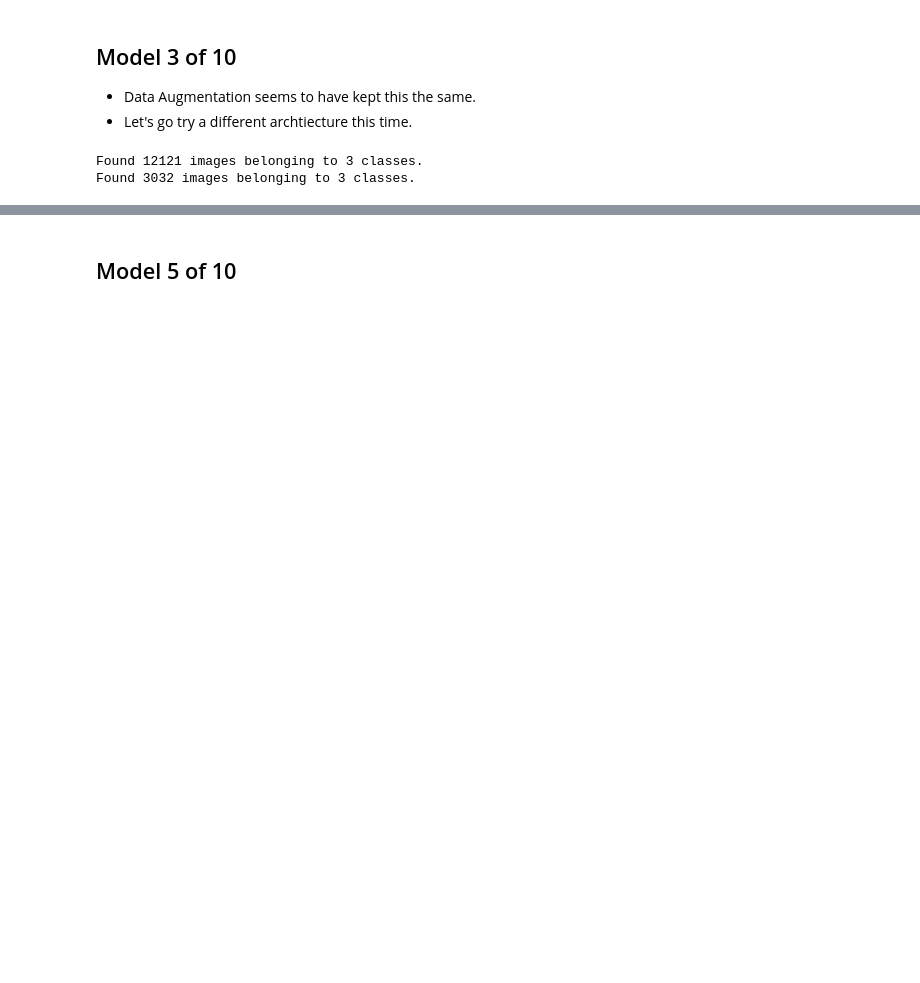
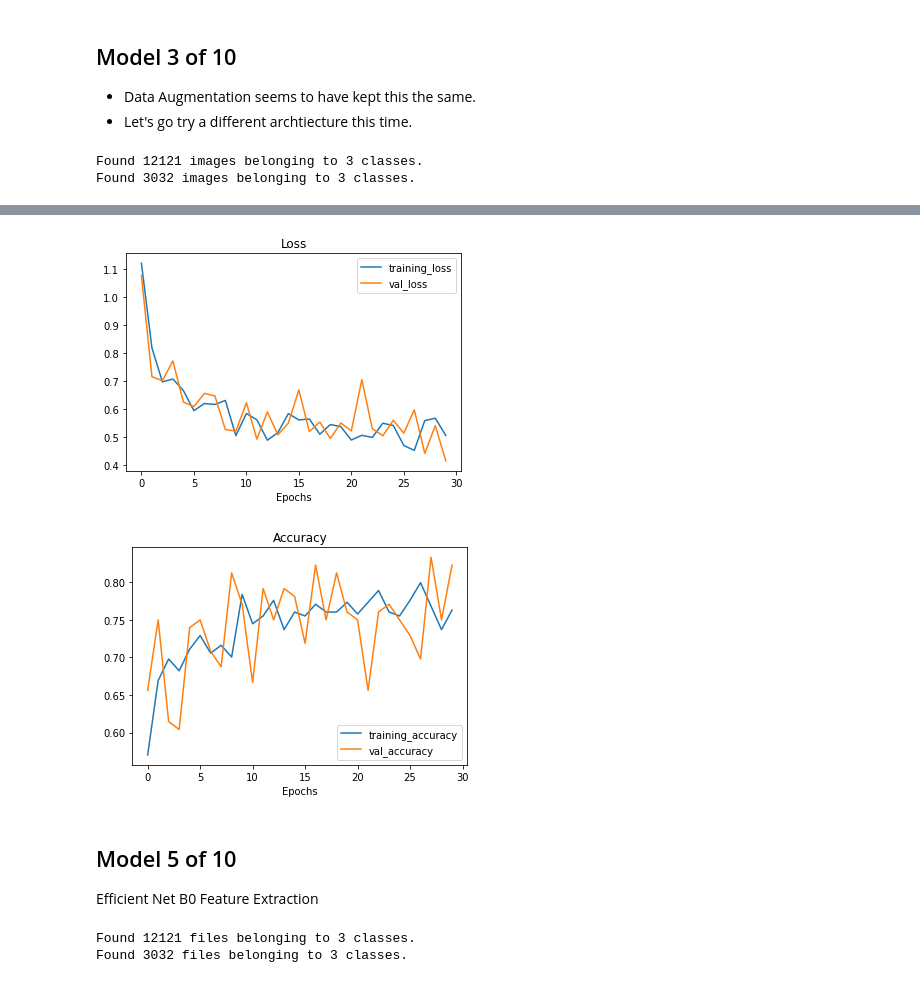
Before and after one commit to alexantaki16/covid, a Jupyter notebook: Code/covid_19.ipynb, the cells around one changed output, grey strips where cells are left out. Saved outputs shown, nothing was run; the diff lists cells and outputs as text; code cells hidden in the pictures; blank space fills up the shorter version.

```diff
--- a/Code/covid_19.ipynb
+++ b/Code/covid_19.ipynb
@@ -715,0 +733,24 @@ Transfer learning tries.
+# %%
+#1. Build the model
+model_4 = tf.keras.models.Sequential([
+  Conv2D(10, 3, activation = "relu", input_shape = (299, 299, 3)),
+  MaxPool2D(),
+  Conv2D(32, 3, activation = "relu"),
+  MaxPool2D(),
+  Conv2D(64, 3, activation = "relu"),
+  MaxPool2D(),
+  Flatten(),
+  Dense(3, activation = "softmax")
+])
+# %%
+#2. Compile the model
+model_4.compile(loss = tf.keras.losses.categorical_crossentropy,
+                optimizer = tf.keras.optimizers.Adam(),
+                metrics = ["accuracy"])
+# %%
+#3. Fit
+history_4 = model_4.fit(train_data_4,
+                        epochs = 30,
+                        steps_per_epoch = len(train_data_4) / 32,
+                        validation_data = test_data_4,
+                        validation_steps = len(test_data_4) / 32)
@@ -716,2 +775,21 @@ Transfer learning tries.
+# %%
+plot_loss_curves(history_4)
+# %% [output]
+[figure, added]
+[figure, added]
 # %% [markdown]
 ## Model 5 of 10
+
+Efficient Net B0 Feature Extraction
+# %%
+#1. Set up train data
+train_data_5 = tf.keras.preprocessing.image_dataset_from_directory(train_dir,
+                                                                   label_mode = "categorical",
+                                                                   image_size = (224, 224))
+
+test_data_5 = tf.keras.preprocessing.image_dataset_from_directory(test_dir,
+                                                                     label_mode = "categorical",
+                                                                     image_size = (224, 224))
+# %% [output]
+Found 12121 files belonging to 3 classes.
+Found 3032 files belonging to 3 classes.
```
Also changed, not shown: parts of 95 cells of this notebook.
